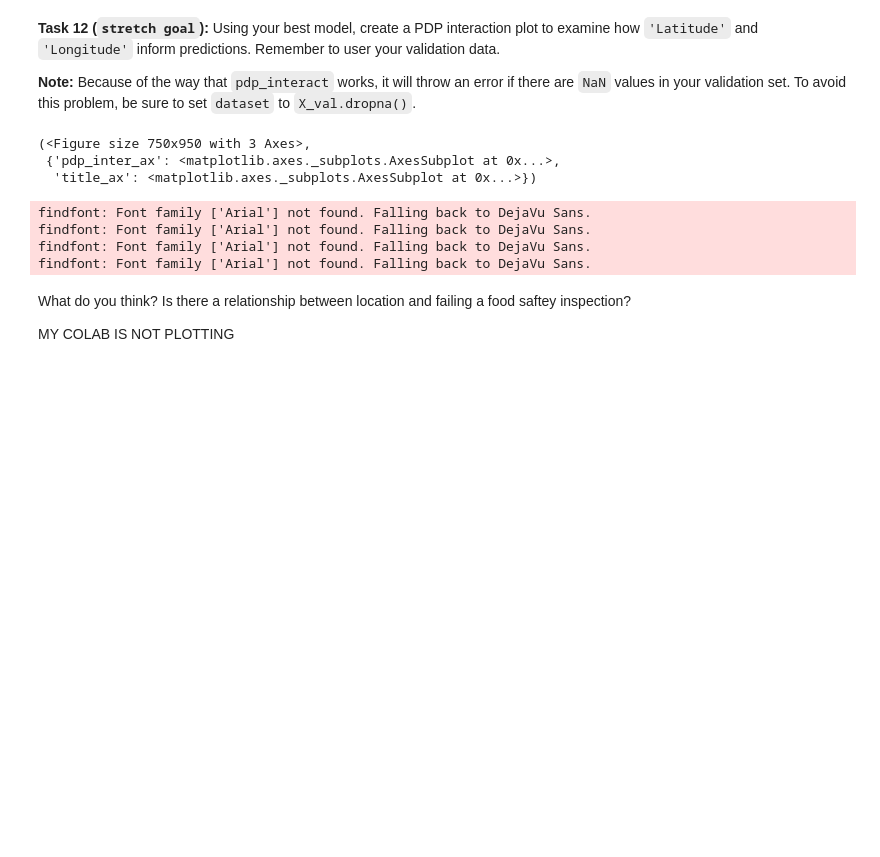
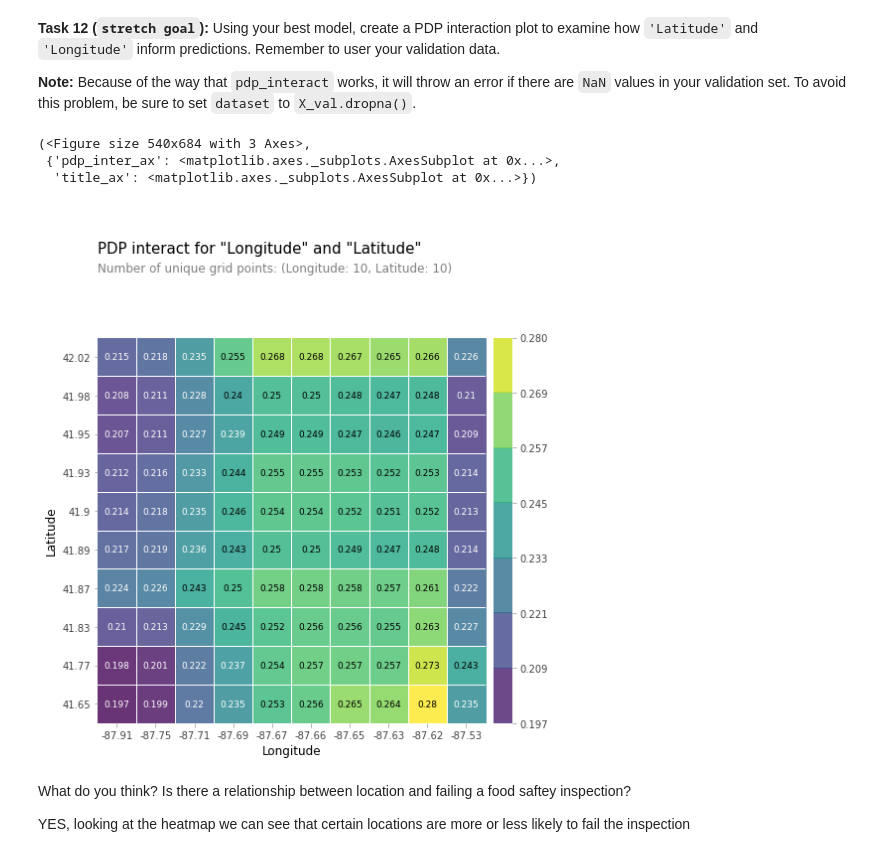
Before and after one commit to johhan27/DS-Unit-2-Applied-Modeling, a Jupyter notebook: DS_Sprint_Challenge_23.ipynb, the cells around one changed output. Cells and saved outputs as stored; diff of their text form; code cells hidden in the pictures; blank space fills up the shorter version.

```diff
--- a/DS_Sprint_Challenge_23.ipynb
+++ b/DS_Sprint_Challenge_23.ipynb
@@ -468,31 +472,37 @@ assert permutation_importances.shape == (7,2)
 # %%
 '''T12. Create PDP interaction plot for "Latitude" and "Longitude".'''
 
 # YOUR CODE HERE
-from pdpbox.pdp import pdp_interact, pdp_interact_plot
+from pdpbox.pdp import pdp_interact, pdp_interact_plot,pdp_isolate, pdp_plot
 
 features = ['Longitude', 'Latitude']
+X_val = X_val.dropna()
 
-X_val_transformed.columns = X_val.columns
+model = make_pipeline(
+    OrdinalEncoder(),
+    SimpleImputer(strategy='most_frequent'),
+    xgb.XGBClassifier()
+)
+
+model.fit(X_train, y_train);
+
+#X_val_transformed.columns = X_val.columns
 
 interaction = pdp_interact(
     model = model,
-    dataset=X_val_transformed,
+    dataset= X_val,
     model_features=X_val.columns,
     features = features
 )
 
 
 pdp_interact_plot(interaction, plot_type='grid',feature_names = features)
 # %% [output]
-(<Figure size 750x950 with 3 Axes>,
+(<Figure size 540x684 with 3 Axes>,
  {'pdp_inter_ax': <matplotlib.axes._subplots.AxesSubplot at 0x...>,
   'title_ax': <matplotlib.axes._subplots.AxesSubplot at 0x...>})
-findfont: Font family ['Arial'] not found. Falling back to DejaVu Sans.
-findfont: Font family ['Arial'] not found. Falling back to DejaVu Sans.
-findfont: Font family ['Arial'] not found. Falling back to DejaVu Sans.
-findfont: Font family ['Arial'] not found. Falling back to DejaVu Sans.
+[figure, added]
 # %% [markdown]
 What do you think? Is there a relationship between location and failing a food saftey inspection?
 
-MY COLAB IS NOT PLOTTING
+YES, looking at the heatmap we can see that certain locations are more or less likely to fail the inspection
```
Also changed, not shown: parts of 14 cells of this notebook.
